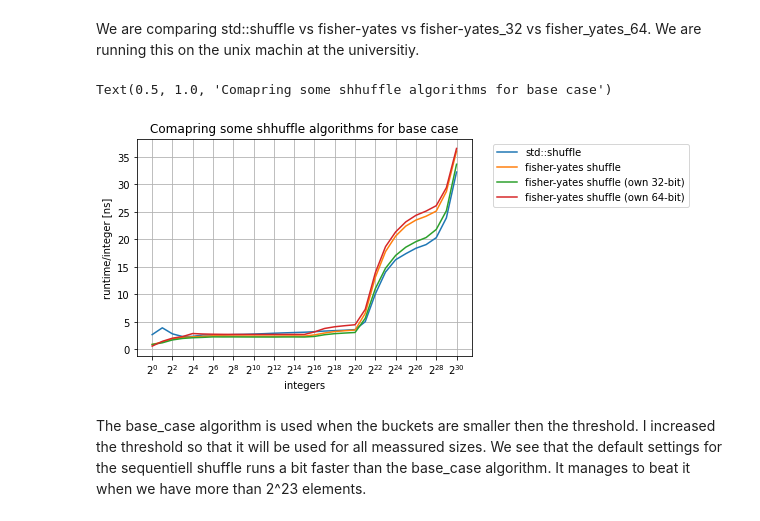
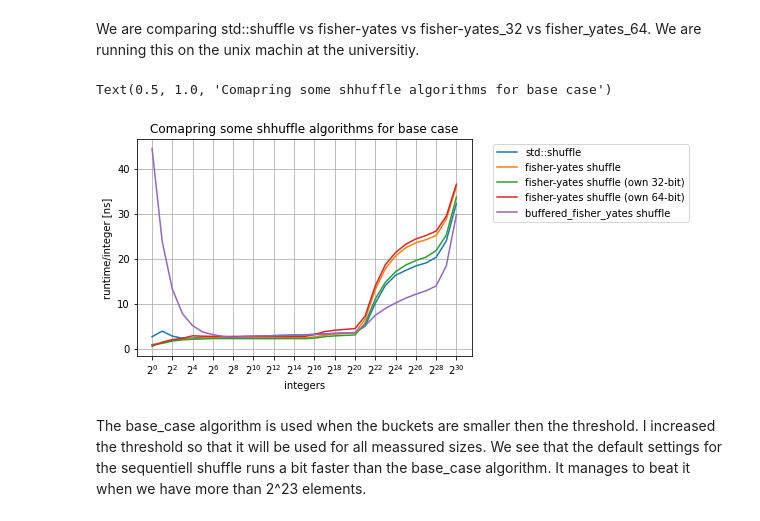
Before and after one commit to pengilton/cip_shuffle, a Jupyter notebook: benchmarks/evaluation/06_analysis.ipynb, the cells around one changed output. Drawn from its saved outputs; the diff is of its cells as text; code cells hidden in the pictures.

```diff
--- a/benchmarks/evaluation/06_analysis.ipynb
+++ b/benchmarks/evaluation/06_analysis.ipynb
@@ -12,34 +12,37 @@ df_std_shuffle = pd.read_csv(path.join("..", "cpp", "20231213-020409-nb=0-bf=0-t
 df_fy_shuffle = pd.read_csv(path.join("..", "cpp", "20231213-021122-nb=0-bf=0-th=0-cpp.csv"))
 df_fy_shuffle_32 = pd.read_csv(path.join("..", "cpp", "20231213-021932-nb=0-bf=0-th=0-cpp.csv"))
 df_fy_shuffle_64 = pd.read_csv(path.join("..", "cpp", "20231213-022624-nb=0-bf=0-th=0-cpp.csv"))
+df_buffered_fy_shuffle = pd.read_csv(path.join("..", "cpp", "20231213-030400-nb=0-bf=256-th=0-cpp.csv"))
 # %%
 # We calculate runtime per integer
 df_std_shuffle["runtime/integer [ns]"] = (df_std_shuffle["total_runtime"] / df_std_shuffle["total_runs"]) / df_std_shuffle["integers"]
 df_fy_shuffle["runtime/integer [ns]"] = (df_fy_shuffle["total_runtime"] / df_fy_shuffle["total_runs"]) / df_fy_shuffle["integers"]
 df_fy_shuffle_32["runtime/integer [ns]"] = (df_fy_shuffle_32["total_runtime"] / df_fy_shuffle_32["total_runs"]) / df_fy_shuffle_32["integers"]
 df_fy_shuffle_64["runtime/integer [ns]"] = (df_fy_shuffle_64["total_runtime"] / df_fy_shuffle_64["total_runs"]) / df_fy_shuffle_64["integers"]
+df_buffered_fy_shuffle["runtime/integer [ns]"] = (df_buffered_fy_shuffle["total_runtime"] / df_buffered_fy_shuffle["total_runs"]) / df_buffered_fy_shuffle["integers"]
 # %%
 # We plot data
 ax__xticks = [2 ** i for i in range(0, 31, 2)]
 ax__yticks = [10 * i for i in range(0, 12, 1)]
 
 ax = df_std_shuffle.plot(x="integers", y="runtime/integer [ns]", label="std::shuffle")
 df_fy_shuffle.plot(ax=ax, x="integers", y="runtime/integer [ns]", label="fisher-yates shuffle")
 df_fy_shuffle_32.plot(ax=ax, x="integers", y="runtime/integer [ns]", label="fisher-yates shuffle (own 32-bit)")
 df_fy_shuffle_64.plot(ax=ax, x="integers", y="runtime/integer [ns]", label="fisher-yates shuffle (own 64-bit)")
+df_buffered_fy_shuffle.plot(ax=ax, x="integers", y="runtime/integer [ns]", label="buffered_fisher_yates shuffle")
 
 ax.set_xscale("log", base=2)
 # ax.set_yscale("log", base=10)
 ax.set_xticks(ax__xticks)
 # ax.set_yticks(ax__yticks)
 ax.grid(True)
 ax.set_xlabel("integers")
 ax.set_ylabel("runtime/integer [ns]")
 ax.legend(bbox_to_anchor=(1.05, 1.0), loc='upper left')
 ax.set_title("Comapring some shhuffle algorithms for base case")
 # %% [output]
 Text(0.5, 1.0, 'Comapring some shhuffle algorithms for base case')
-[figure, old version]
+[figure, new version]
 # %% [markdown]
 The base_case algorithm is used when the buckets are smaller then the threshold. I increased the threshold so that it will be used for all meassured sizes. We see that the default settings for the sequentiell shuffle runs a bit faster than the base_case algorithm. It manages to beat it when we have more than 2^23 elements.
 # %% [markdown]
```
